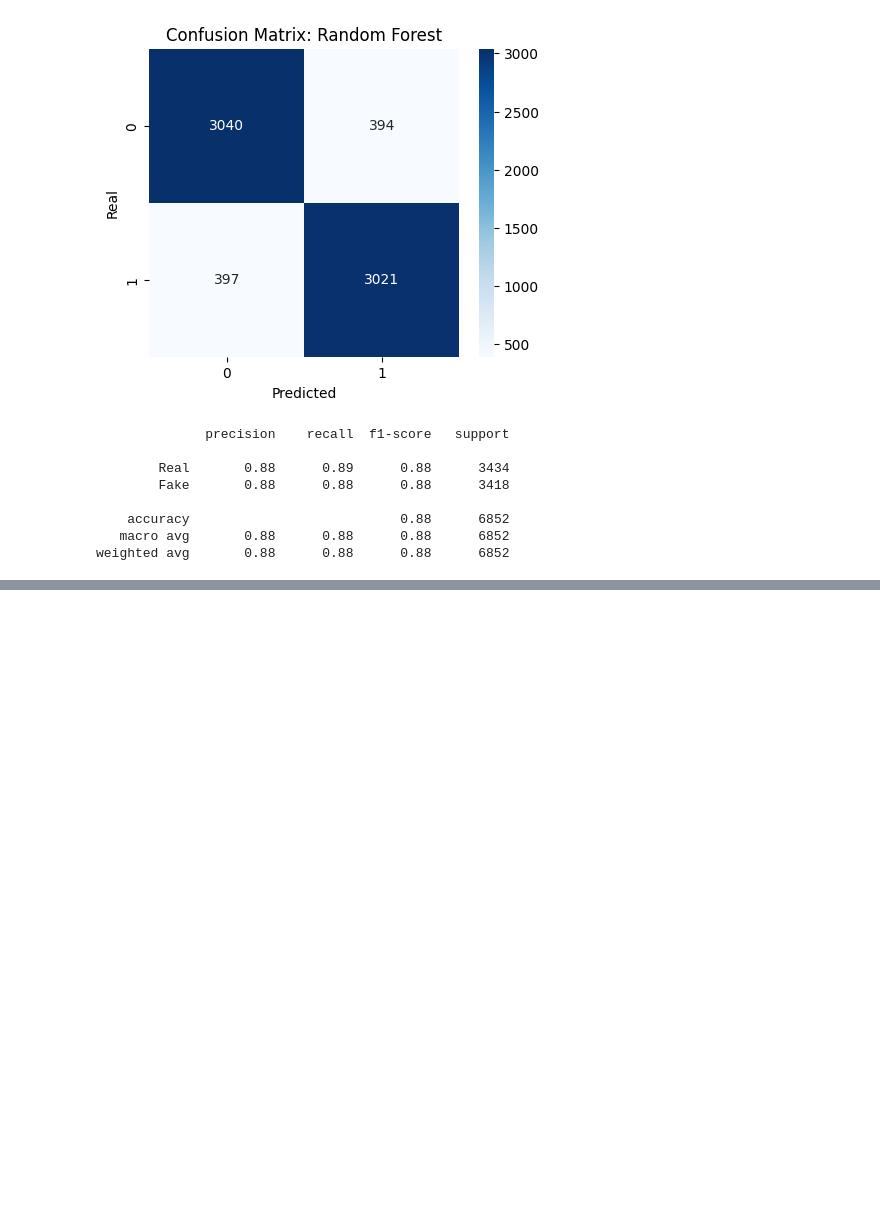
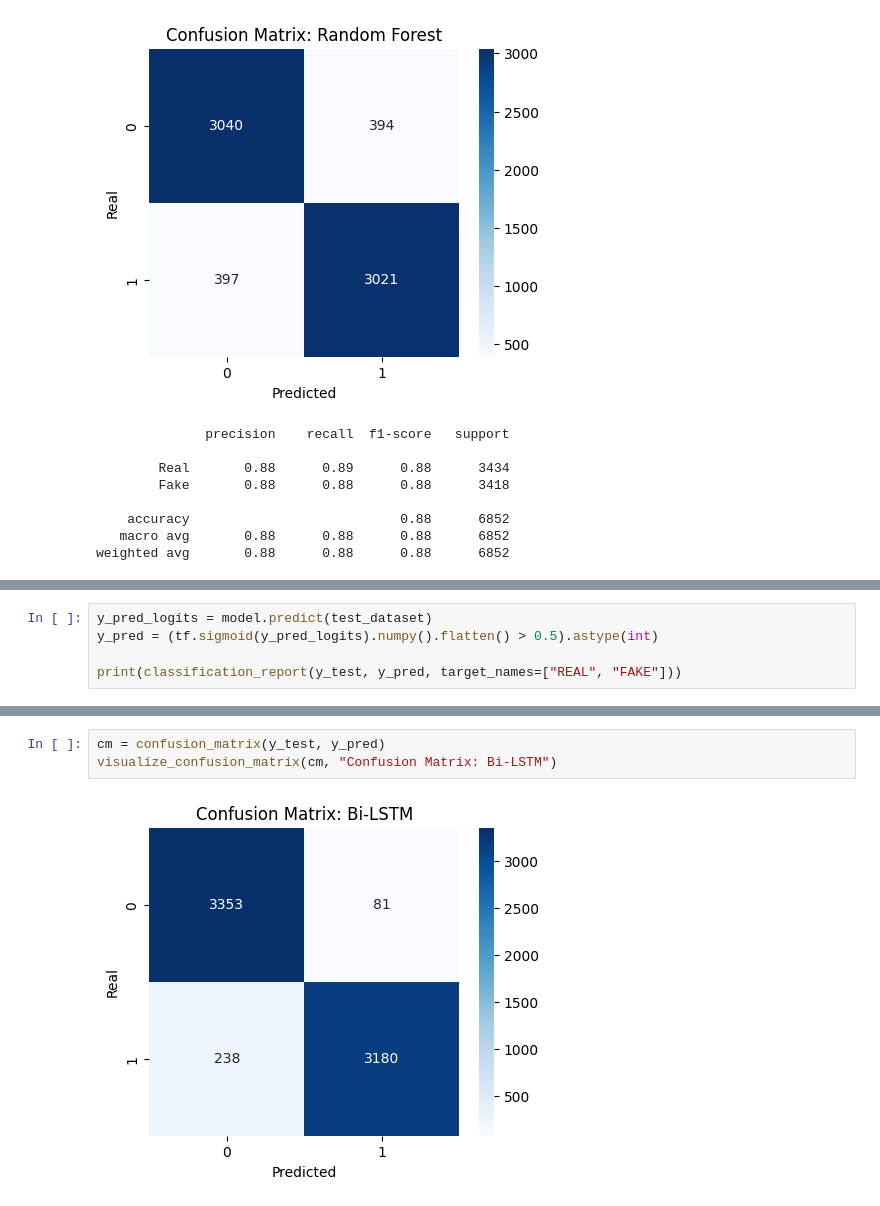
Before and after one commit to elizabeth-wolfsohn/fake_news_detection, a Jupyter notebook: dataset.ipynb, the cells around one changed output, grey strips where cells are left out. Drawn from its saved outputs; the diff is of its cells as text; blank space fills up the shorter version.

Commit message:
add Bi-LSTM, CNN (& BERT) models + overfitting checking & solutions

```diff
--- a/dataset.ipynb
+++ b/dataset.ipynb
@@ -303,0 +413,5 @@ weighted avg       0.88      0.88      0.88      6852
+# %%
+y_pred_logits = model.predict(test_dataset)
+y_pred = (tf.sigmoid(y_pred_logits).numpy().flatten() > 0.5).astype(int)
+
+print(classification_report(y_test, y_pred, target_names=["REAL", "FAKE"]))
@@ -303,0 +428,5 @@ weighted avg       0.88      0.88      0.88      6852
+# %%
+cm = confusion_matrix(y_test, y_pred)
+visualize_confusion_matrix(cm, "Confusion Matrix: Bi-LSTM")
+# %% [output]
+[figure, added]
```
Also changed, not shown: parts of 11 cells of this notebook.
